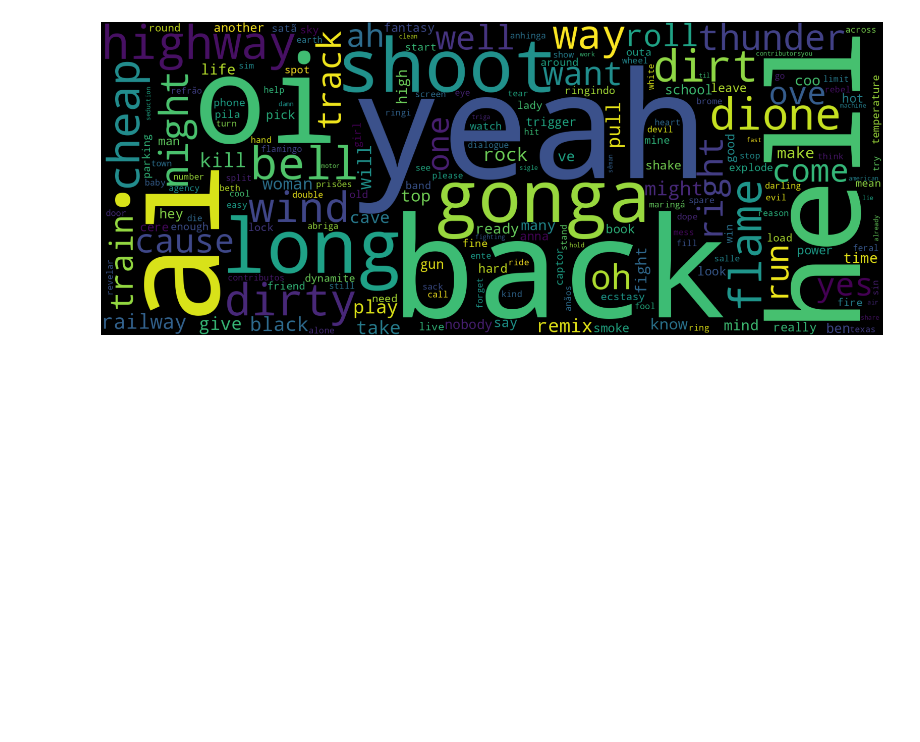
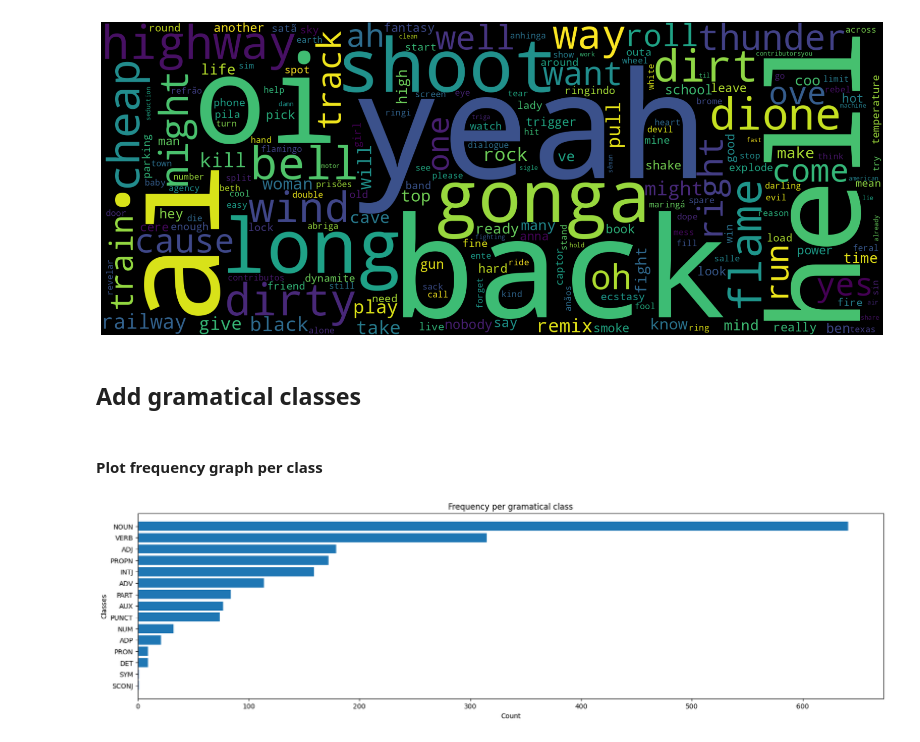
Before and after one commit to jpedrou/spotify-nlp-analysis, a Jupyter notebook: notebooks/data_analysis.ipynb, the cells around one changed output. Cells and saved outputs as stored; diff of their text form; code cells hidden in the pictures; blank space fills up the shorter version.

```diff
--- a/notebooks/data_analysis.ipynb
+++ b/notebooks/data_analysis.ipynb
@@ -158,3 +159,36 @@ def _wordcloud(text: List[str]) -> None:
 _wordcloud(grouped_tokens)
 # %% [output]
 [figure]
+# %% [markdown]
+## Add gramatical classes
+# %%
+def add_pos(text: str) -> List[Tuple[str, str]]:
+    _object = spacy_model(text)
+    pos_tokens = [(w.text, w.pos_) for w in _object]
+
+    return pos_tokens
+# %%
+pos_tags = []
+classes = []
+for text in songs["processed_lyrics"]:
+    pos_tags += add_pos(text)
+
+for tag in pos_tags:
+    classes.append(tag[1])
+# %%
+classes, counts = np.unique(classes, return_counts=True)
+
+sorted_counts_inds = np.argsort(counts)
+classes = np.array(classes)[sorted_counts_inds]
+counts = counts[sorted_counts_inds]
+# %% [markdown]
+#### Plot frequency graph per class
+# %%
+plt.figure(figsize=(20, 5))
+plt.title("Frequency per gramatical class")
+plt.barh(width = counts, y=classes)
+plt.xlabel("Count")
+plt.ylabel("Classes")
+plt.show()
+# %% [output]
+[figure, added]
```
Also changed, not shown: parts of 4 cells of this notebook.
